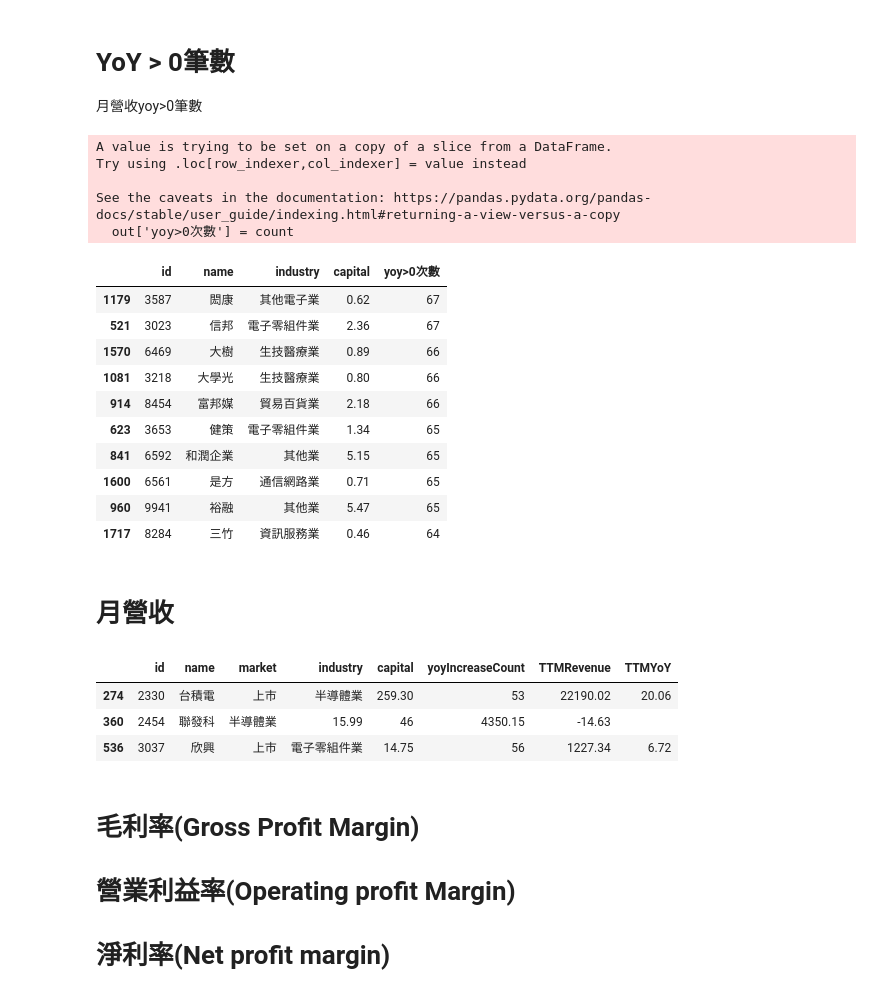
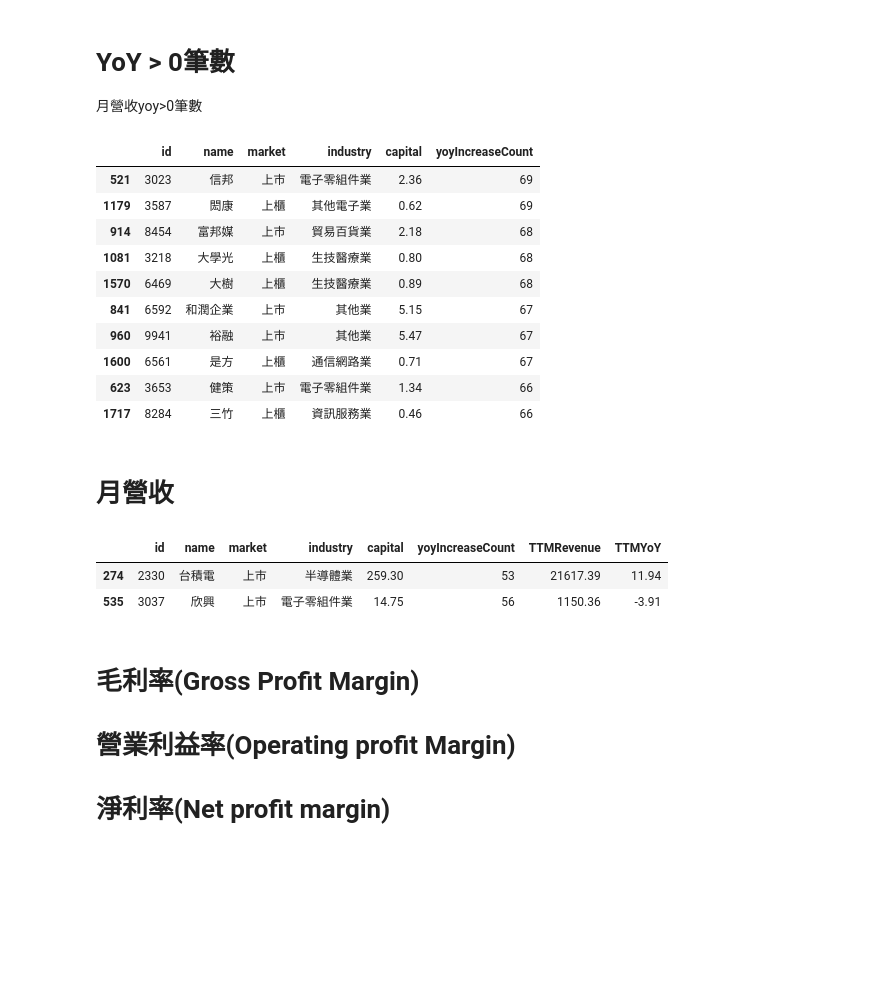
Before and after one commit to moved0311/stock, a Jupyter notebook: download/features.ipynb, the cells around one changed output. Cells and saved outputs as stored; diff of their text form; code cells hidden in the pictures; blank space fills up the shorter version.

```diff
--- a/download/features.ipynb
+++ b/download/features.ipynb
@@ -74,27 +96,21 @@ def countYoYGreaterThan0(id):
         return np.nan
 
 count = [countYoYGreaterThan0(id) for id in ids]
-out['yoy>0次數'] = count
+out['yoyIncreaseCount'] = count
-# %% [output]
-A value is trying to be set on a copy of a slice from a DataFrame.
-Try using .loc[row_indexer,col_indexer] = value instead
-
-See the caveats in the documentation: https://pandas.pydata.org/pandas-docs/stable/user_guide/indexing.html#returning-a-view-versus-a-copy
-  out['yoy>0次數'] = count
 # %%
-out.sort_values(by=['yoy>0次數'], ascending=False).head(10)
+out.sort_values(by=['yoyIncreaseCount'], ascending=False).head(10)
 # %% [output]
-|  | id | name | industry | capital | yoy>0次數 |
-| 1179 | 3587 | 閎康 | 其他電子業 | 0.62 | 67 |
-| 521 | 3023 | 信邦 | 電子零組件業 | 2.36 | 67 |
-| 1570 | 6469 | 大樹 | 生技醫療業 | 0.89 | 66 |
-| 1081 | 3218 | 大學光 | 生技醫療業 | 0.80 | 66 |
-| 914 | 8454 | 富邦媒 | 貿易百貨業 | 2.18 | 66 |
-| 623 | 3653 | 健策 | 電子零組件業 | 1.34 | 65 |
-| 841 | 6592 | 和潤企業 | 其他業 | 5.15 | 65 |
-| 1600 | 6561 | 是方 | 通信網路業 | 0.71 | 65 |
-| 960 | 9941 | 裕融 | 其他業 | 5.47 | 65 |
-| 1717 | 8284 | 三竹 | 資訊服務業 | 0.46 | 64 |
+|  | id | name | market | industry | capital | yoyIncreaseCount |
+| 521 | 3023 | 信邦 | 上市 | 電子零組件業 | 2.36 | 69 |
+| 1179 | 3587 | 閎康 | 上櫃 | 其他電子業 | 0.62 | 69 |
+| 914 | 8454 | 富邦媒 | 上市 | 貿易百貨業 | 2.18 | 68 |
+| 1081 | 3218 | 大學光 | 上櫃 | 生技醫療業 | 0.80 | 68 |
+| 1570 | 6469 | 大樹 | 上櫃 | 生技醫療業 | 0.89 | 68 |
+| 841 | 6592 | 和潤企業 | 上市 | 其他業 | 5.15 | 67 |
+| 960 | 9941 | 裕融 | 上市 | 其他業 | 5.47 | 67 |
+| 1600 | 6561 | 是方 | 上櫃 | 通信網路業 | 0.71 | 67 |
+| 623 | 3653 | 健策 | 上市 | 電子零組件業 | 1.34 | 66 |
+| 1717 | 8284 | 三竹 | 上櫃 | 資訊服務業 | 0.46 | 66 |
 # %% [markdown]
 # 月營收
 # %%
@@ -115,9 +133,8 @@ out['TTMYoY'] = [TTMRevenueCal(id)[1] for id in ids]
 out[out['id'].isin([2330,3037])]
 # %% [output]
 |  | id | name | market | industry | capital | yoyIncreaseCount | TTMRevenue | TTMYoY |
-| 274 | 2330 | 台積電 | 上市 | 半導體業 | 259.30 | 53 | 22190.02 | 20.06 |
-| 360 | 2454 | 聯發科 | 半導體業 | 15.99 | 46 | 4350.15 | -14.63 |
-| 536 | 3037 | 欣興 | 上市 | 電子零組件業 | 14.75 | 56 | 1227.34 | 6.72 |
+| 274 | 2330 | 台積電 | 上市 | 半導體業 | 259.30 | 53 | 21617.39 | 11.94 |
+| 535 | 3037 | 欣興 | 上市 | 電子零組件業 | 14.75 | 56 | 1150.36 | -3.91 |
 # %% [markdown]
 # 毛利率(Gross Profit Margin)
 # 營業利益率(Operating profit Margin)
```
Also changed, not shown: parts of 37 cells of this notebook, 7 other files.
